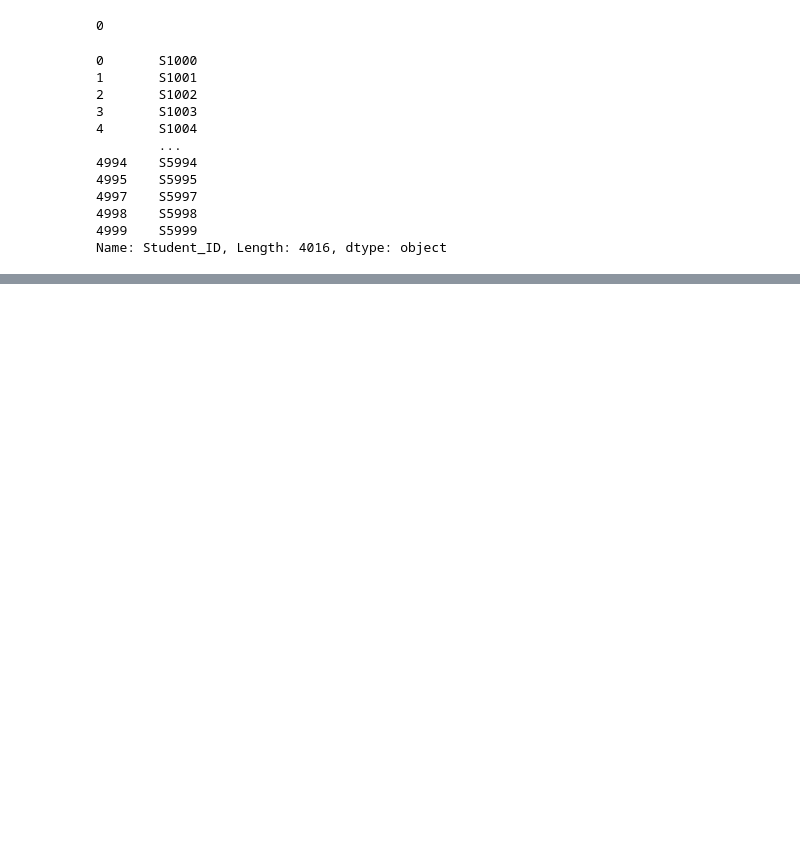
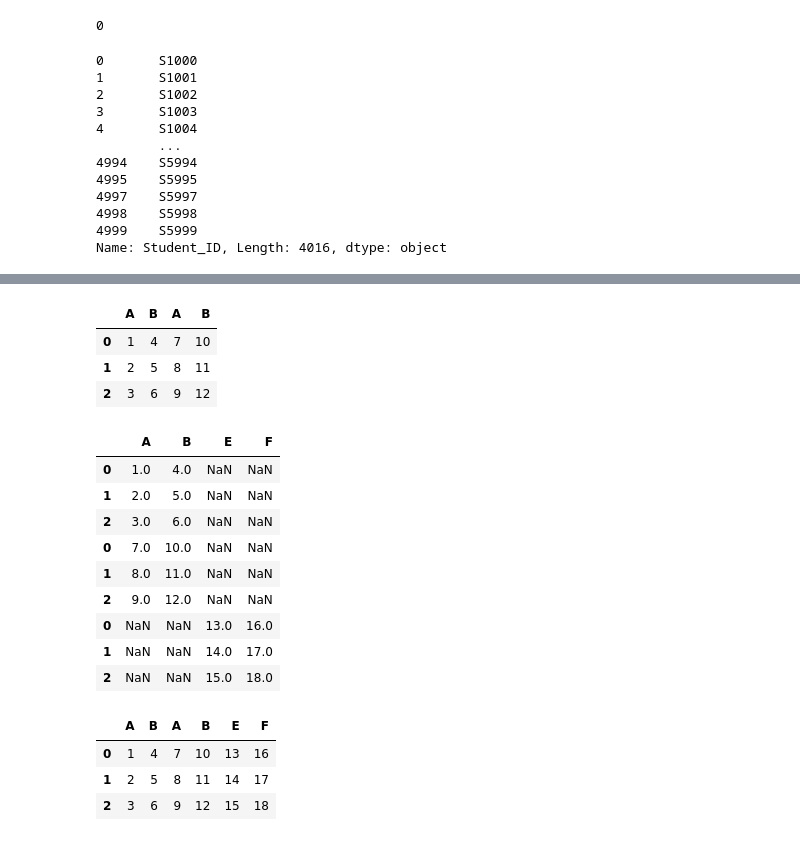
Before and after one commit to tingly-amua/pandas, a Jupyter notebook: pandas-Mwikali.ipynb, the cells around one changed output, grey strips where cells are left out. Saved outputs shown, nothing was run; the diff lists cells and outputs as text; code cells hidden in the pictures; blank space fills up the shorter version.

```diff
--- a/pandas-Mwikali.ipynb
+++ b/pandas-Mwikali.ipynb
@@ -899,0 +1029,37 @@ Name: Student_ID, Length: 4016, dtype: object
+# %%
+#concatenate along columns
+result = pd.concat([df1,df2], axis=1)
+result
+# %% [output]
+|  | A | B | A | B |
+| 0 | 1 | 4 | 7 | 10 |
+| 1 | 2 | 5 | 8 | 11 |
+| 2 | 3 | 6 | 9 | 12 |
+# %%
+df1 = pd.DataFrame({'A':[1,2,3],'B':[4,5,6]})
+df2 = pd.DataFrame({'A':[7,8,9],'B':[10,11,12]})
+df3 = pd.DataFrame({'E':[13,14,15],'F':[16,17,18]})
+result = pd.concat([df1,df2,df3],axis=0)
+result
+# %% [output]
+|  | A | B | E | F |
+| 0 | 1.0 | 4.0 | NaN | NaN |
+| 1 | 2.0 | 5.0 | NaN | NaN |
+| 2 | 3.0 | 6.0 | NaN | NaN |
+| 0 | 7.0 | 10.0 | NaN | NaN |
+| 1 | 8.0 | 11.0 | NaN | NaN |
+| 2 | 9.0 | 12.0 | NaN | NaN |
+| 0 | NaN | NaN | 13.0 | 16.0 |
+| 1 | NaN | NaN | 14.0 | 17.0 |
+| 2 | NaN | NaN | 15.0 | 18.0 |
+# %%
+df1 = pd.DataFrame({'A':[1,2,3],'B':[4,5,6]})
+df2 = pd.DataFrame({'A':[7,8,9],'B':[10,11,12]})
+df3 = pd.DataFrame({'E':[13,14,15],'F':[16,17,18]})
+result = pd.concat([df1,df2,df3],axis=1)
+result
+# %% [output]
+|  | A | B | A | B | E | F |
+| 0 | 1 | 4 | 7 | 10 | 13 | 16 |
+| 1 | 2 | 5 | 8 | 11 | 14 | 17 |
+| 2 | 3 | 6 | 9 | 12 | 15 | 18 |
```
Also changed, not shown: parts of 34 cells of this notebook.
